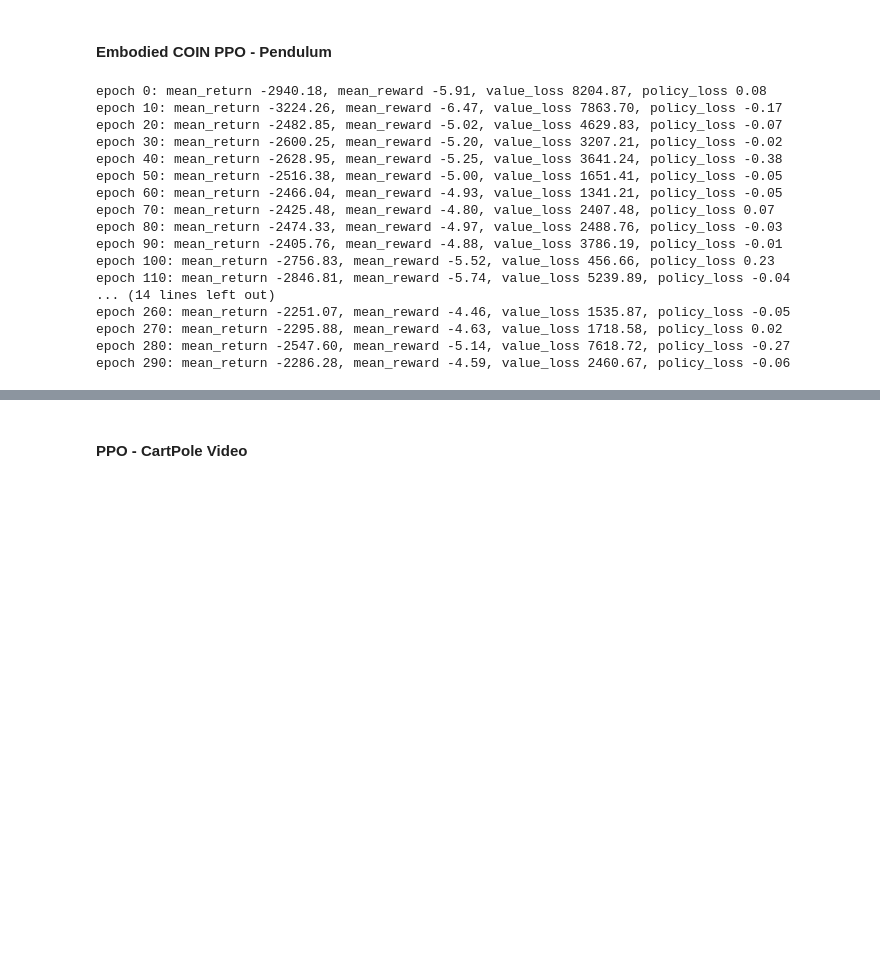
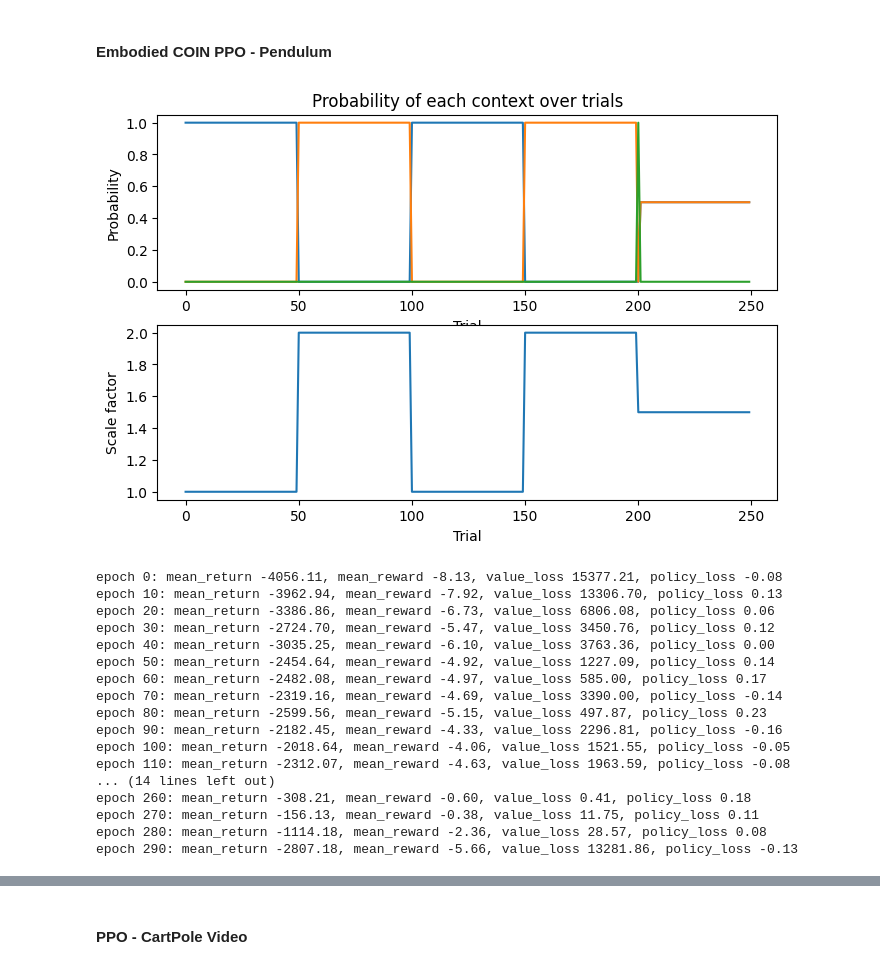
Before and after one commit to RichieRich2569/COINRL, a Jupyter notebook: basics.ipynb, the cells around one changed output, grey strips where cells are left out. Cells and saved outputs as stored; diff of their text form; code cells hidden in the pictures; blank space fills up the shorter version.

```diff
--- a/basics.ipynb
+++ b/basics.ipynb
@@ -798,33 +798,49 @@ agent.evaluate(env, context_probs_fn= lambda i : data_dict[1], n_episodes=3)
 # %%
 # Importing and setting up contextual estimates
 from coin import COIN
 
 # True scale factors for path amplitude
 scale_factors = np.concatenate([
-    1.0*np.ones((20, )),
-    2.0*np.ones((20, )),
-    1.0*np.ones((20, )),
-    2.0*np.ones((20, )),
-    1.5*np.ones((20, ))
+    1.0*np.ones((50, )),
+    2.0*np.ones((50, )),
+    1.0*np.ones((50, )),
+    2.0*np.ones((50, )),
+    1.5*np.ones((50, ))
     ])
 
 # Create dummy p_context for testing
 p_context = np.zeros((scale_factors.shape[0], 3)) # Two contexts + novel
-p_context[0:20,0] = 1.0
-p_context[20:40,1] = 1.0
-p_context[40:60,0] = 1.0
-p_context[60:80,1] = 1.0
-p_context[80, 2] = 1.0
-p_context[81:100, 0] = 0.5
-p_context[81:100, 1] = 0.5
+p_context[0:50,0] = 1.0
+p_context[50:100,1] = 1.0
+p_context[100:150,0] = 1.0
+p_context[150:200,1] = 1.0
+p_context[200, 2] = 1.0
+p_context[201:250, 0] = 0.5
+p_context[201:250, 1] = 0.5
+
+# Plot contextual probabilities for visualisation, together with true scale factors below it
+plt.figure(figsize=(8, 5))
+plt.subplot(2,1,1)
+plt.plot(p_context)
+plt.title("Probability of each context over trials")
+plt.xlabel("Trial")
+plt.ylabel("Probability")
+plt.subplot(2,1,2)
+plt.plot(scale_factors)
+plt.xlabel("Trial")
+plt.ylabel("Scale factor")
+plt.show()
+# %% [output]
+[figure, added]
 # %%
+# Preliminary Body training
 from rl import PPOAgent
 import gymnasium as gym
 from environments import CustomPendulumEnv
 from tqdm.notebook import tqdm
 
 env = CustomPendulumEnv(l=1,render_mode="none")
-ppo = PPOAgent(env)
+ppo = PPOAgent(env, lr=3e-4, ent_coef=0.01)
 
 # plain PPO training
 for epoch in tqdm(range(300)):
@@ -836,23 +852,23 @@ for epoch in tqdm(range(300)):
     if epoch % 10 == 0:
        print(f"epoch {epoch}: mean_return {mean_return:.2f}, mean_reward {mean_reward:.2f}, value_loss {value_loss:.2f}, policy_loss {policy_loss:.2f}")
 # %% [output]
-epoch 0: mean_return -2940.18, mean_reward -5.91, value_loss 8204.87, policy_loss 0.08
-epoch 10: mean_return -3224.26, mean_reward -6.47, value_loss 7863.70, policy_loss -0.17
-epoch 20: mean_return -2482.85, mean_reward -5.02, value_loss 4629.83, policy_loss -0.07
-epoch 30: mean_return -2600.25, mean_reward -5.20, value_loss 3207.21, policy_loss -0.02
-epoch 40: mean_return -2628.95, mean_reward -5.25, value_loss 3641.24, policy_loss -0.38
-epoch 50: mean_return -2516.38, mean_reward -5.00, value_loss 1651.41, policy_loss -0.05
-epoch 60: mean_return -2466.04, mean_reward -4.93, value_loss 1341.21, policy_loss -0.05
-epoch 70: mean_return -2425.48, mean_reward -4.80, value_loss 2407.48, policy_loss 0.07
-epoch 80: mean_return -2474.33, mean_reward -4.97, value_loss 2488.76, policy_loss -0.03
-epoch 90: mean_return -2405.76, mean_reward -4.88, value_loss 3786.19, policy_loss -0.01
-epoch 100: mean_return -2756.83, mean_reward -5.52, value_loss 456.66, policy_loss 0.23
-epoch 110: mean_return -2846.81, mean_reward -5.74, value_loss 5239.89, policy_loss -0.04
+epoch 0: mean_return -4056.11, mean_reward -8.13, value_loss 15377.21, policy_loss -0.08
+epoch 10: mean_return -3962.94, mean_reward -7.92, value_loss 13306.70, policy_loss 0.13
+epoch 20: mean_return -3386.86, mean_reward -6.73, value_loss 6806.08, policy_loss 0.06
+epoch 30: mean_return -2724.70, mean_reward -5.47, value_loss 3450.76, policy_loss 0.12
+epoch 40: mean_return -3035.25, mean_reward -6.10, value_loss 3763.36, policy_loss 0.00
+epoch 50: mean_return -2454.64, mean_reward -4.92, value_loss 1227.09, policy_loss 0.14
+epoch 60: mean_return -2482.08, mean_reward -4.97, value_loss 585.00, policy_loss 0.17
+epoch 70: mean_return -2319.16, mean_reward -4.69, value_loss 3390.00, policy_loss -0.14
+epoch 80: mean_return -2599.56, mean_reward -5.15, value_loss 497.87, policy_loss 0.23
+epoch 90: mean_return -2182.45, mean_reward -4.33, value_loss 2296.81, policy_loss -0.16
+epoch 100: mean_return -2018.64, mean_reward -4.06, value_loss 1521.55, policy_loss -0.05
+epoch 110: mean_return -2312.07, mean_reward -4.63, value_loss 1963.59, policy_loss -0.08
 ... (14 lines left out)
-epoch 260: mean_return -2251.07, mean_reward -4.46, value_loss 1535.87, policy_loss -0.05
-epoch 270: mean_return -2295.88, mean_reward -4.63, value_loss 1718.58, policy_loss 0.02
-epoch 280: mean_return -2547.60, mean_reward -5.14, value_loss 7618.72, policy_loss -0.27
-epoch 290: mean_return -2286.28, mean_reward -4.59, value_loss 2460.67, policy_loss -0.06
+epoch 260: mean_return -308.21, mean_reward -0.60, value_loss 0.41, policy_loss 0.18
+epoch 270: mean_return -156.13, mean_reward -0.38, value_loss 11.75, policy_loss 0.11
+epoch 280: mean_return -1114.18, mean_reward -2.36, value_loss 28.57, policy_loss 0.08
+epoch 290: mean_return -2807.18, mean_reward -5.66, value_loss 13281.86, policy_loss -0.13
 # %%
 from environments import CustomPendulumEnv
 from rl import EmbodiedCOINPPOAgent
```
Also changed, not shown: parts of 5 cells of this notebook, 1 other file.
